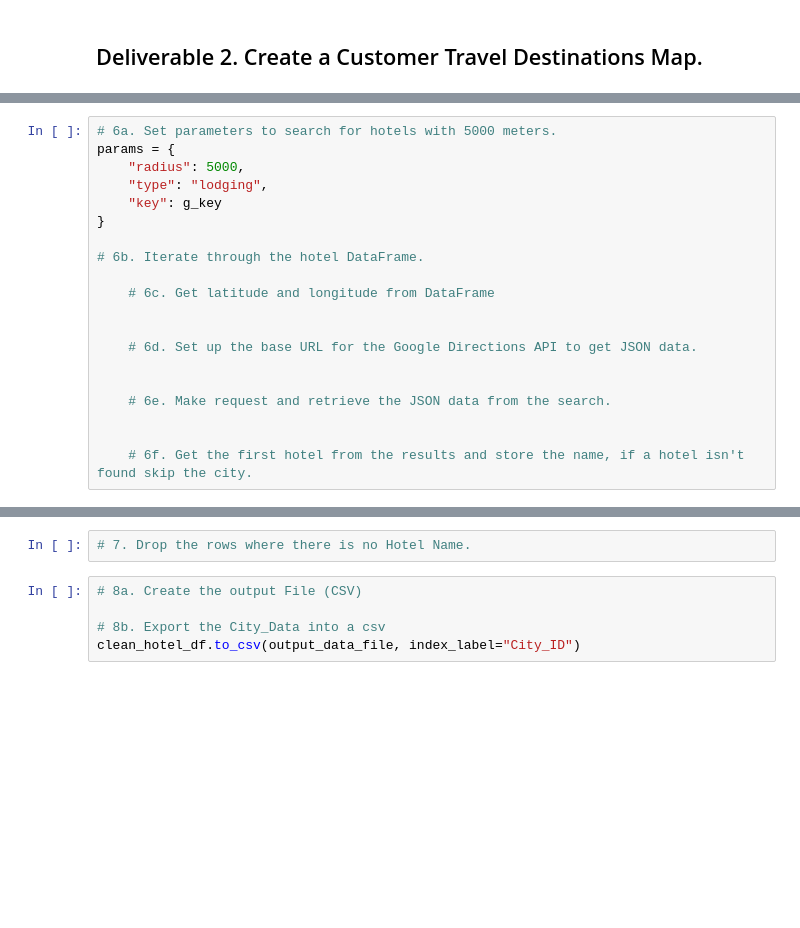
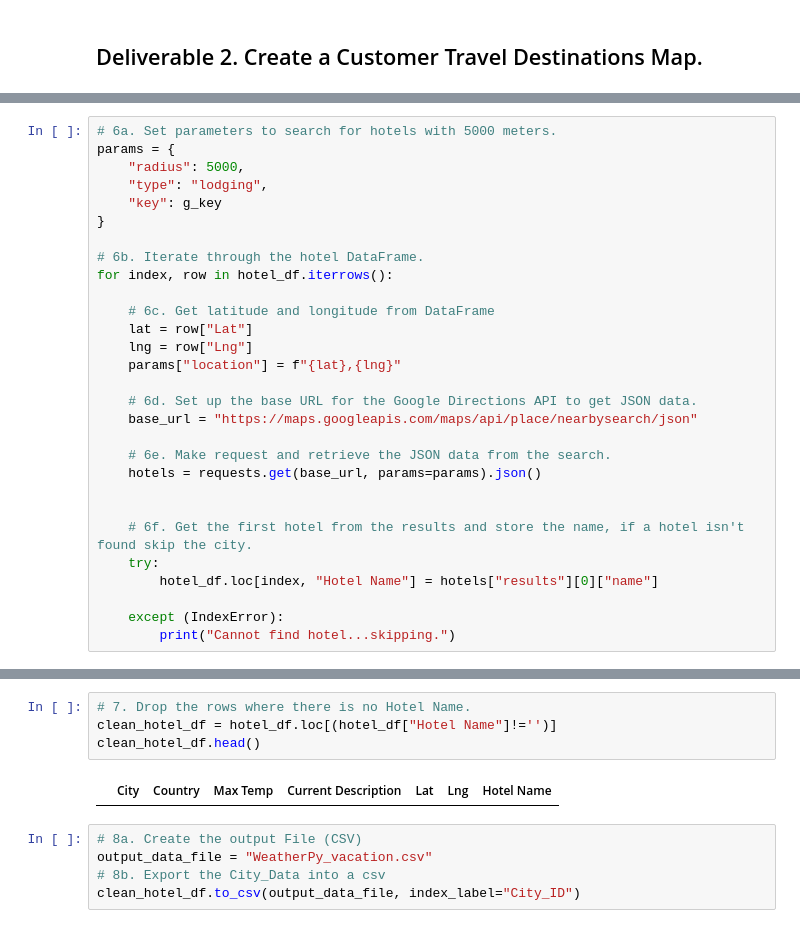
Before and after one commit to Beetleee/World_Weather_Analysis, a Jupyter notebook: Vacation_Search/Vacation_Search.ipynb, the cells around one changed output, grey strips where cells are left out. Saved outputs shown, nothing was run; the diff lists cells and outputs as text; blank space fills up the shorter version.

```diff
--- a/Vacation_Search/Vacation_Search.ipynb
+++ b/Vacation_Search/Vacation_Search.ipynb
@@ -41,14 +111,23 @@ params = {
 }
 
 # 6b. Iterate through the hotel DataFrame.
+for index, row in hotel_df.iterrows():
 
     # 6c. Get latitude and longitude from DataFrame
-
+    lat = row["Lat"]
+    lng = row["Lng"]
+    params["location"] = f"{lat},{lng}"
 
     # 6d. Set up the base URL for the Google Directions API to get JSON data.
-
+    base_url = "https://maps.googleapis.com/maps/api/place/nearbysearch/json"
 
     # 6e. Make request and retrieve the JSON data from the search.
+    hotels = requests.get(base_url, params=params).json()
 
 
     # 6f. Get the first hotel from the results and store the name, if a hotel isn't found skip the city.
+    try:
+        hotel_df.loc[index, "Hotel Name"] = hotels["results"][0]["name"]
+
+    except (IndexError):
+        print("Cannot find hotel...skipping.")
@@ -55,8 +152,12 @@ params = {
 # %%
 # 7. Drop the rows where there is no Hotel Name.
+clean_hotel_df = hotel_df.loc[(hotel_df["Hotel Name"]!='')]
+clean_hotel_df.head()
+# %% [output]
+|  | City | Country | Max Temp | Current Description | Lat | Lng | Hotel Name |
 # %%
 # 8a. Create the output File (CSV)
-
+output_data_file = "WeatherPy_vacation.csv"
 # 8b. Export the City_Data into a csv
 clean_hotel_df.to_csv(output_data_file, index_label="City_ID")
 # %%
```
Also changed, not shown: parts of 10 cells of this notebook, 3 other files.
